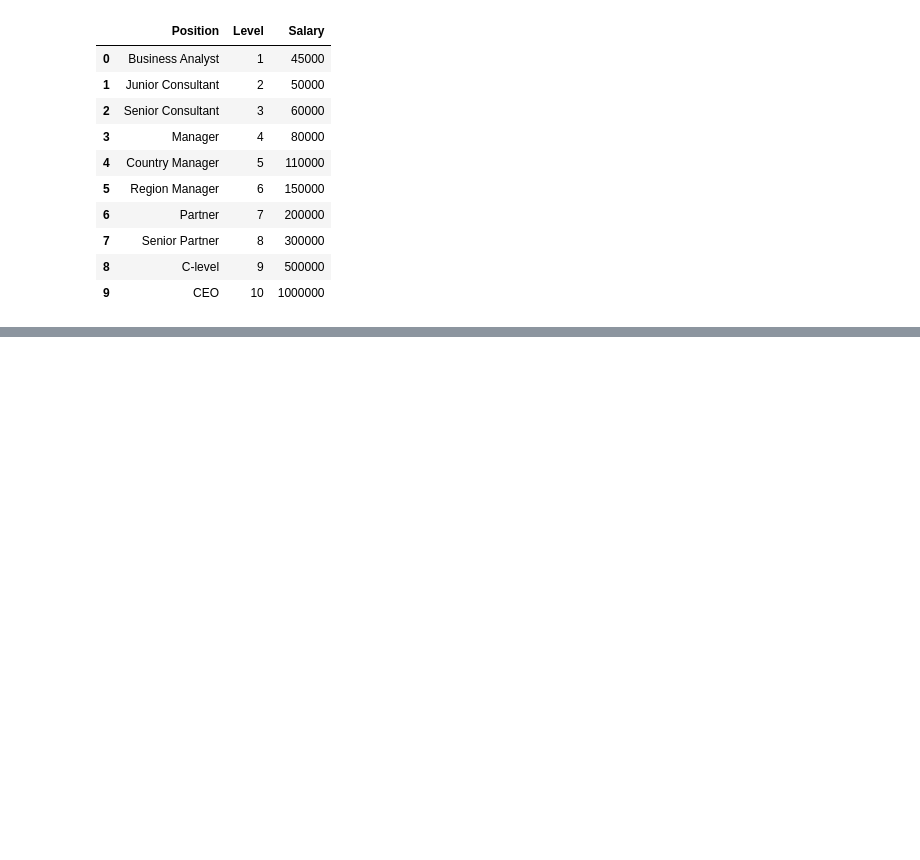
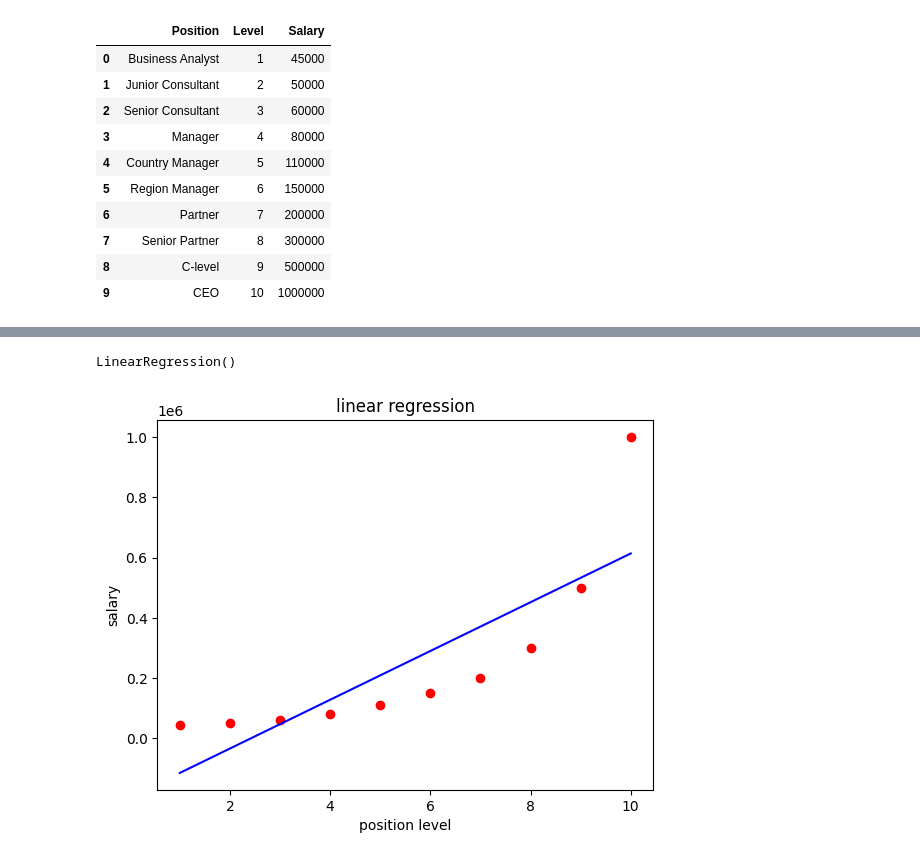
Before and after one commit to amaliahm/galactic_machine_learning, a Jupyter notebook: regression/polynomial linear regression/polynomial_linear_regression.ipynb, the cells around one changed output, grey strips where cells are left out. Saved outputs shown, nothing was run; the diff lists cells and outputs as text; code cells hidden in the pictures; blank space fills up the shorter version.

Commit message:
polynomial_linear_regression --done

```diff
--- a/regression/polynomial linear regression/polynomial_linear_regression.ipynb
+++ b/regression/polynomial linear regression/polynomial_linear_regression.ipynb
@@ -26,3 +28,6 @@ df
 | 7 | Senior Partner | 8 | 300000 |
 | 8 | C-level | 9 | 500000 |
 | 9 | CEO | 10 | 1000000 |
+# %%
+linear_regression = LinearRegression()
+linear_regression.fit(x, y)
@@ -28,0 +36,3 @@ df
+# %%
+polynomial = PolynomialFeatures(degree=5)
+x_polynomial = polynomial.fit_transform(x)
@@ -28,0 +75,14 @@ df
+# %%
+linear_regression_2 = LinearRegression()
+linear_regression_2.fit(x_polynomial, y)
+# %% [output]
+LinearRegression()
+# %%
+plt.scatter(x, y, color='red')
+plt.plot(x, linear_regression.predict(x), color='blue')
+plt.title('linear regression')
+plt.xlabel('position level')
+plt.ylabel('salary')
+plt.show()
+# %% [output]
+[figure, added]
```
Also changed, not shown: parts of 8 cells of this notebook.
